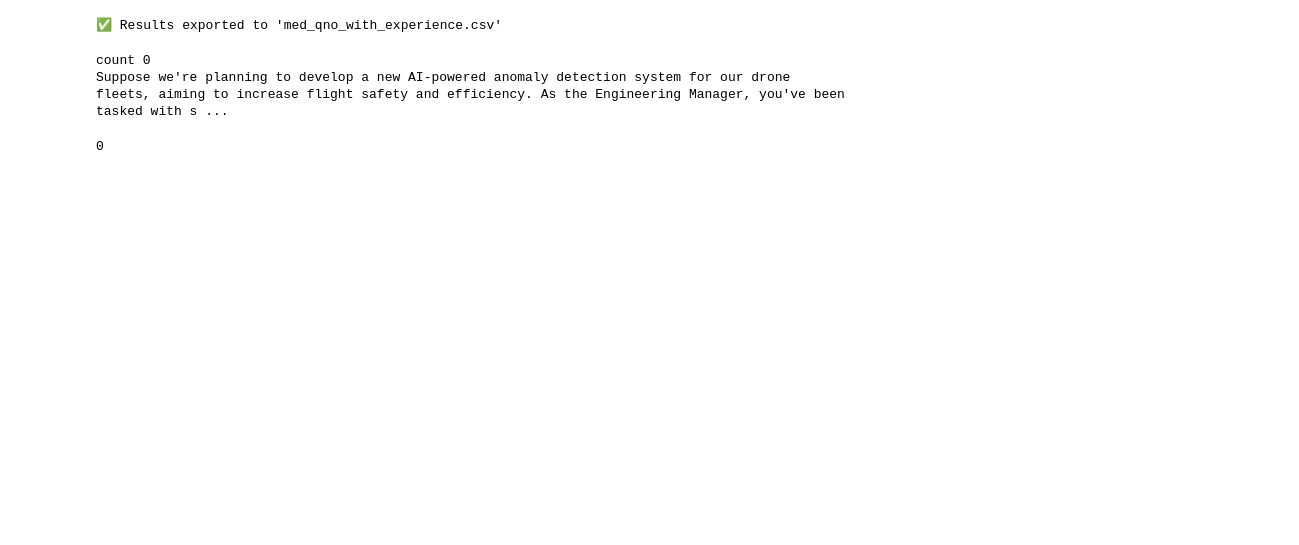
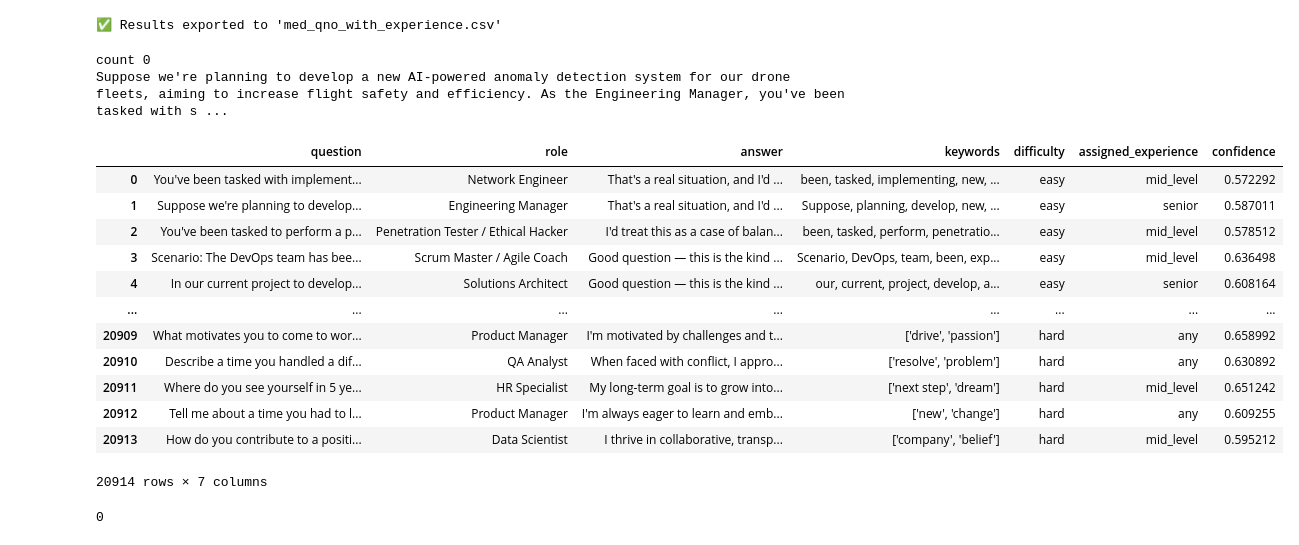
Before and after one commit to RushalMdhr/ProjectIII-The_Trial, a Jupyter notebook: backend/ai/documents/handler.ipynb, the cells around one changed output. Saved outputs shown, nothing was run; the diff lists cells and outputs as text; code cells hidden in the pictures; blank space fills up the shorter version.

```diff
--- a/backend/ai/documents/handler.ipynb
+++ b/backend/ai/documents/handler.ipynb
@@ -64,0 +106,7 @@ from ai.utils.embeddings import embed_text_local
+# %%
+x=2
+dfs[0]['difficulty']='easy'
+dfs[1]['difficulty']='medium'
+dfs[2]['difficulty']='hard'
+# %%
+merged_df = pd.concat([dfs[0], dfs[1], dfs[2]], ignore_index=True)
@@ -205,21 +123,0 @@ except Exception as e:
-# %%
-try:
-    for _, row in fake_df.iterrows():
-
-        cur.execute("""
-            INSERT INTO interview_test_questions
-            (question, role, answer, roles, keywords, question_embedding, answer_embedding)
-            VALUES (%s, %s, %s, %s, %s, %s, %s);
-        """, (
-            row["question"],
-            row["role"],
-            row["answer"],
-            row["keywords"],
-            embed_text_local(row["question"]),
-            embed_text_local(row['answer'])
-        ))
-
-    print(f"✅ Inserted {len(fake_df)} questions!")
-
-except Exception as e:
-    print(f"❌ Error inserting data: {e}")
@@ -265,2 +124,4 @@ semantic_search(query)
+# %%
+fake_df = merged_df
 # %% [markdown]
 # Lets Do Some Dhaaasu
@@ -441,5 +259,19 @@ for i,row in fake_df.iterrows():
 count 0
 Suppose we're planning to develop a new AI-powered anomaly detection system for our drone fleets, aiming to increase flight safety and efficiency. As the Engineering Manager, you've been tasked with s ...
 # %%
-# fake_df.head(3)
+fake_df
+# %% [output]
+|  | question | role | answer | keywords | difficulty | assigned_experience | confidence |
+| 0 | You've been tasked with implement... | Network Engineer | That's a real situation, and I'd ... | been, tasked, implementing, new, ... | easy | mid_level | 0.572292 |
+| 1 | Suppose we're planning to develop... | Engineering Manager | That's a real situation, and I'd ... | Suppose, planning, develop, new, ... | easy | senior | 0.587011 |
+| 2 | You've been tasked to perform a p... | Penetration Tester / Ethical Hacker | I'd treat this as a case of balan... | been, tasked, perform, penetratio... | easy | mid_level | 0.578512 |
+| 3 | Scenario: The DevOps team has bee... | Scrum Master / Agile Coach | Good question — this is the kind ... | Scenario, DevOps, team, been, exp... | easy | mid_level | 0.636498 |
+| 4 | In our current project to develop... | Solutions Architect | Good question — this is the kind ... | our, current, project, develop, a... | easy | senior | 0.608164 |
+| ... | ... | ... | ... | ... | ... | ... | ... |
+| 20909 | What motivates you to come to wor... | Product Manager | I'm motivated by challenges and t... | ['drive', 'passion'] | hard | any | 0.658992 |
+| 20910 | Describe a time you handled a dif... | QA Analyst | When faced with conflict, I appro... | ['resolve', 'problem'] | hard | any | 0.630892 |
+| 20911 | Where do you see yourself in 5 ye... | HR Specialist | My long-term goal is to grow into... | ['next step', 'dream'] | hard | mid_level | 0.651242 |
+| 20912 | Tell me about a time you had to l... | Product Manager | I'm always eager to learn and emb... | ['new', 'change'] | hard | any | 0.609255 |
+| 20913 | How do you contribute to a positi... | Data Scientist | I thrive in collaborative, transp... | ['company', 'belief'] | hard | mid_level | 0.595212 |
+20914 rows × 7 columns
 # %%
```
Also changed, not shown: parts of 36 cells of this notebook, 30 other files.
